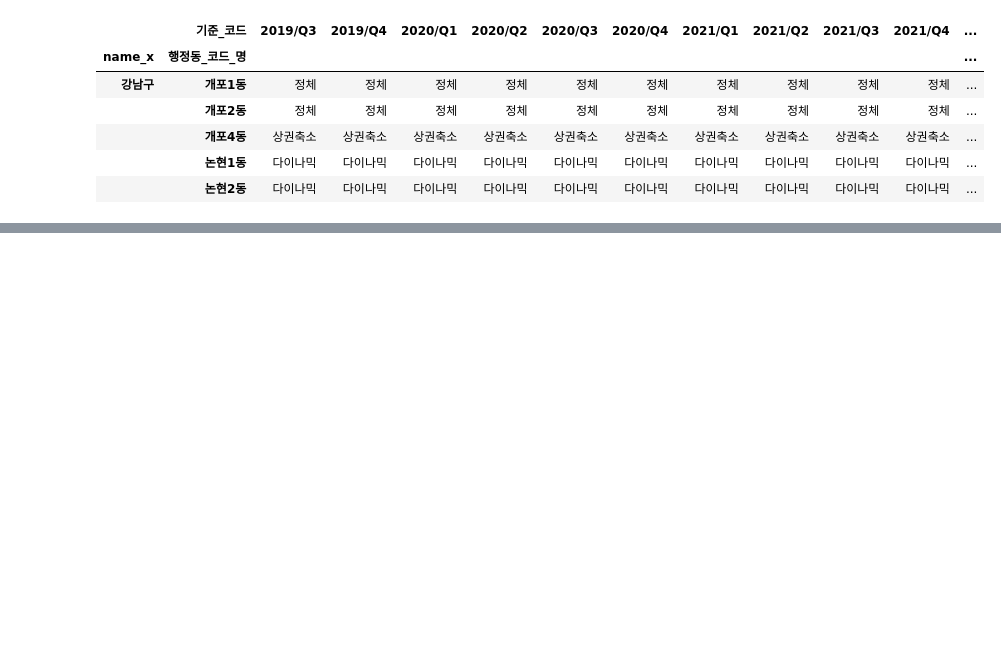
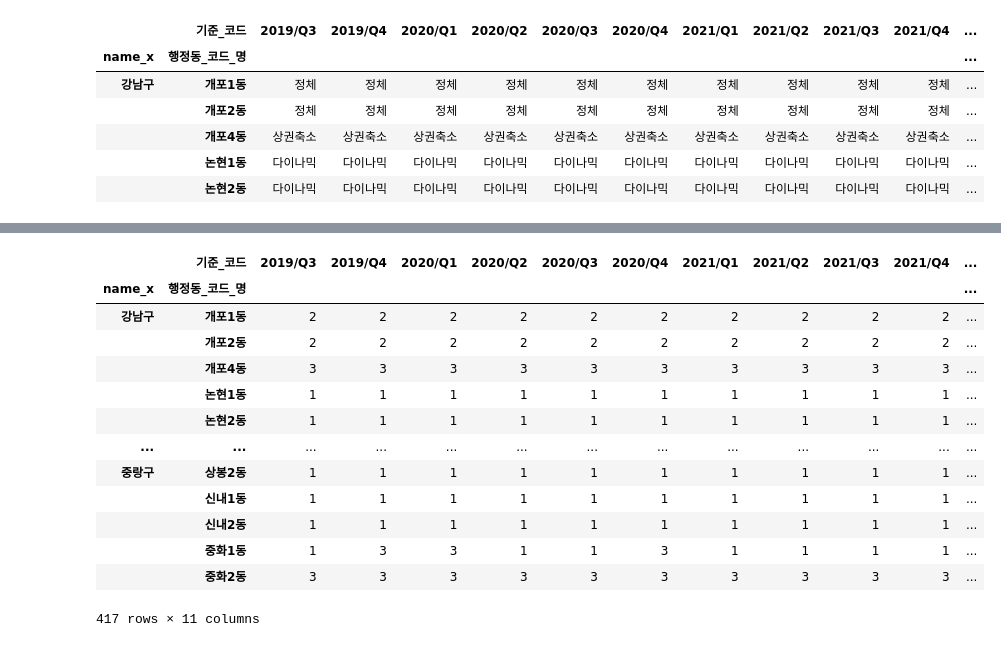
Before and after one commit to YongWanJin/KDTteam5_semiproject, a Jupyter notebook: code/상권변화지표_행정동별.ipynb, the cells around one changed output, grey strips where cells are left out. Drawn from its saved outputs; the diff is of its cells as text; code cells hidden in the pictures; blank space fills up the shorter version.

```diff
--- a/code/상권변화지표_행정동별.ipynb
+++ b/code/상권변화지표_행정동별.ipynb
@@ -310,0 +338,21 @@ seoul_geo = json.loads(c)
+# %%
+#value 전체 값을 등급에 따라 변경
+biz_dong = biz_pivot.copy()
+grade = {'다이나믹':1, '정체':2, '상권축소':3, '상권확장':4}
+biz_dong = biz_dong.replace(grade)
+biz_dong
+# %% [output]
+|  | 기준_코드 | 2019/Q3 | 2019/Q4 | 2020/Q1 | 2020/Q2 | 2020/Q3 | 2020/Q4 | 2021/Q1 | 2021/Q2 | 2021/Q3 | 2021/Q4 | ... |
+| name_x | 행정동_코드_명 |  |  |  |  |  |  |  |  |  |  | ... |
+| 강남구 | 개포1동 | 2 | 2 | 2 | 2 | 2 | 2 | 2 | 2 | 2 | 2 | ... |
+|  | 개포2동 | 2 | 2 | 2 | 2 | 2 | 2 | 2 | 2 | 2 | 2 | ... |
+|  | 개포4동 | 3 | 3 | 3 | 3 | 3 | 3 | 3 | 3 | 3 | 3 | ... |
+|  | 논현1동 | 1 | 1 | 1 | 1 | 1 | 1 | 1 | 1 | 1 | 1 | ... |
+|  | 논현2동 | 1 | 1 | 1 | 1 | 1 | 1 | 1 | 1 | 1 | 1 | ... |
+| ... | ... | ... | ... | ... | ... | ... | ... | ... | ... | ... | ... | ... |
+| 중랑구 | 상봉2동 | 1 | 1 | 1 | 1 | 1 | 1 | 1 | 1 | 1 | 1 | ... |
+|  | 신내1동 | 1 | 1 | 1 | 1 | 1 | 1 | 1 | 1 | 1 | 1 | ... |
+|  | 신내2동 | 1 | 1 | 1 | 1 | 1 | 1 | 1 | 1 | 1 | 1 | ... |
+|  | 중화1동 | 1 | 3 | 3 | 1 | 1 | 3 | 1 | 1 | 1 | 1 | ... |
+|  | 중화2동 | 3 | 3 | 3 | 3 | 3 | 3 | 3 | 3 | 3 | 3 | ... |
+417 rows × 11 columns
```
Also changed, not shown: parts of 21 cells of this notebook.
